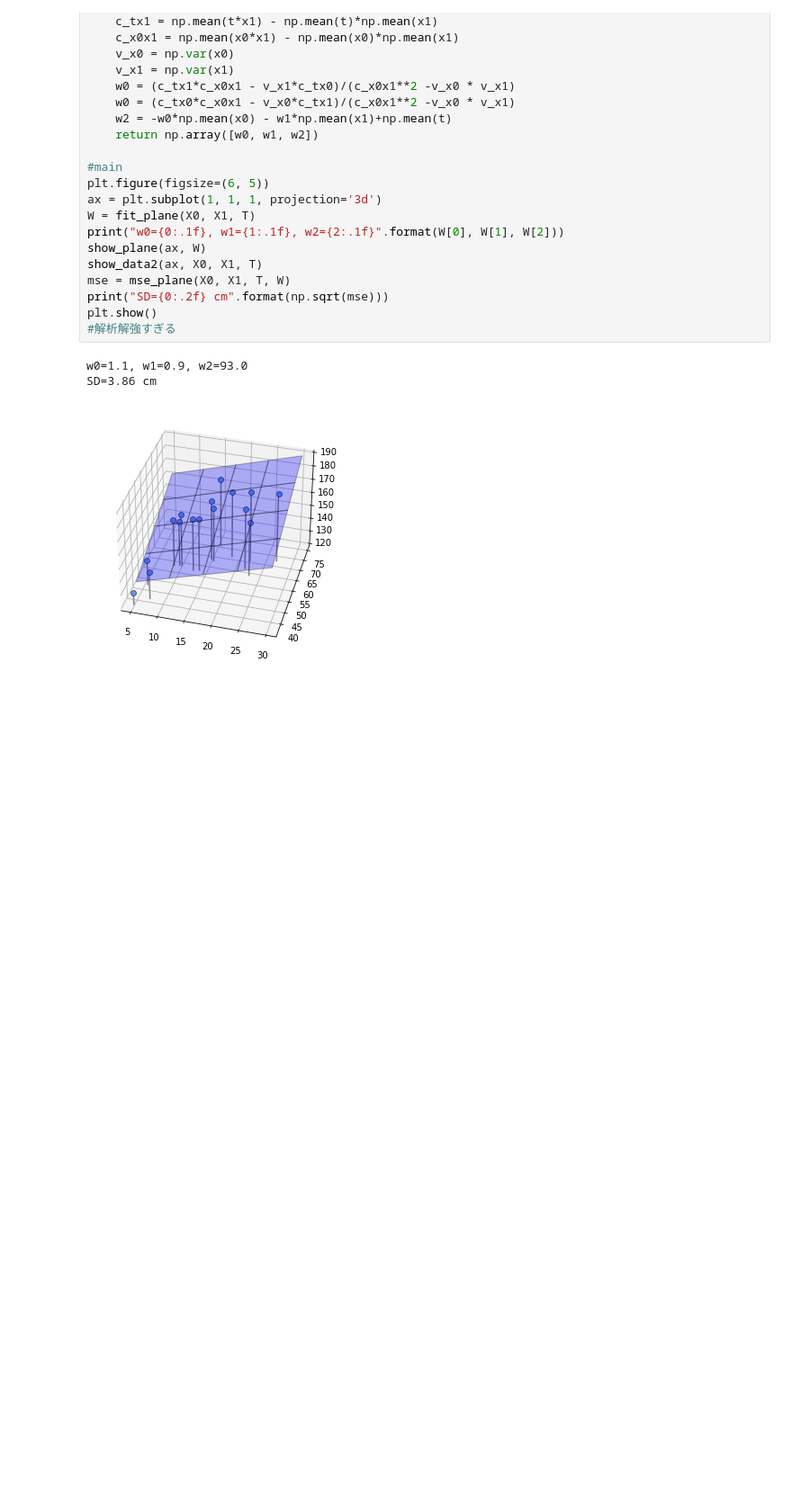
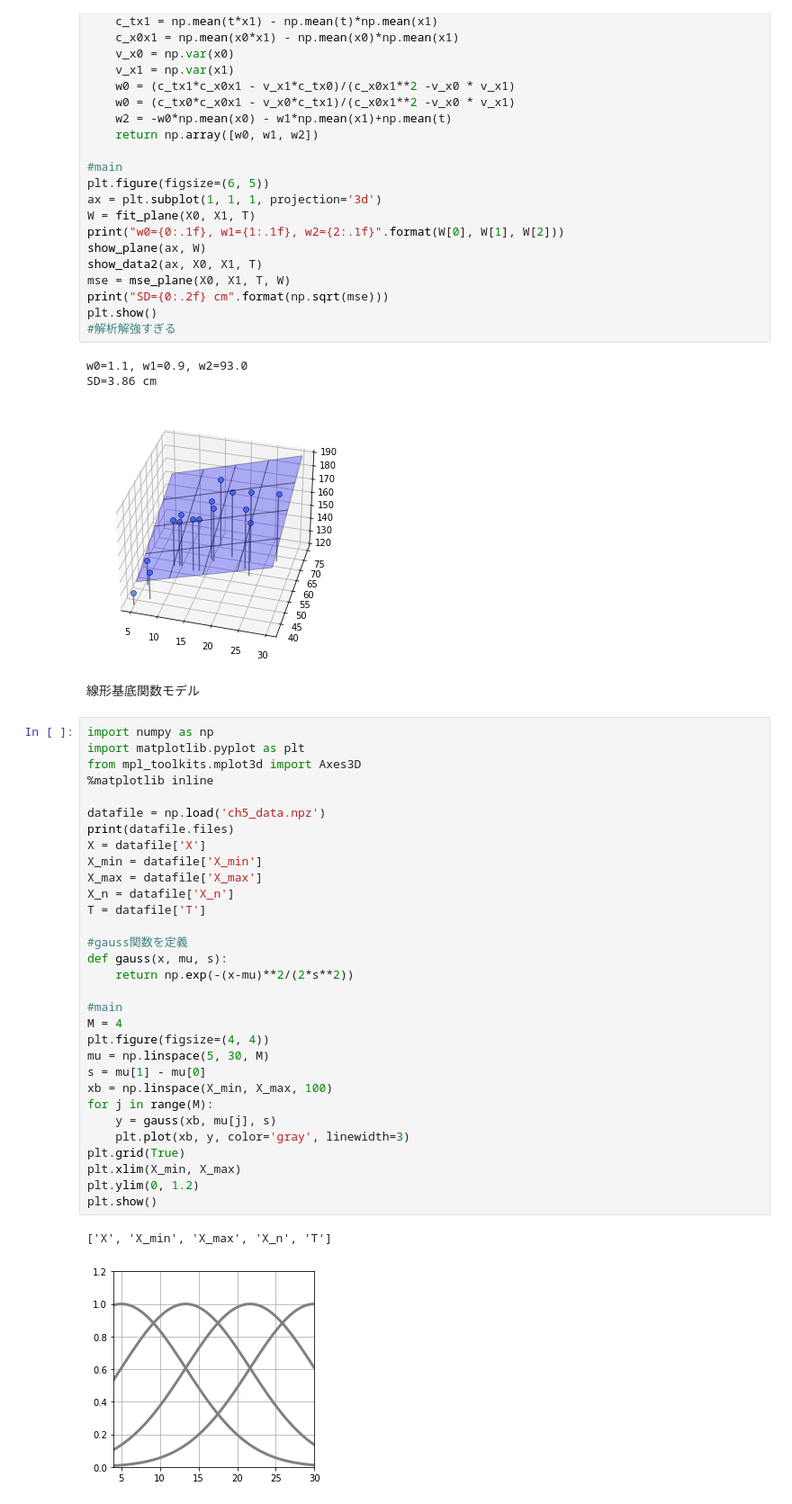
Before and after one commit to skanayam/python_machinelearning_tutorial, a Jupyter notebook: section5.ipynb, the cells around one changed output. Shown: that part at 90% size. Saved outputs shown, nothing was run; the diff lists cells and outputs as text; blank space fills up the shorter version.

```diff
--- a/section5.ipynb
+++ b/section5.ipynb
@@ -371,3 +371,39 @@ plt.show()
 w0=1.1, w1=0.9, w2=93.0
 SD=3.86 cm
 [figure]
+# %% [markdown]
+線形基底関数モデル
+# %%
+import numpy as np
+import matplotlib.pyplot as plt
+from mpl_toolkits.mplot3d import Axes3D
+%matplotlib inline
+
+datafile = np.load('ch5_data.npz')
+print(datafile.files)
+X = datafile['X']
+X_min = datafile['X_min']
+X_max = datafile['X_max']
+X_n = datafile['X_n']
+T = datafile['T']
+
+#gauss関数を定義
+def gauss(x, mu, s):
+    return np.exp(-(x-mu)**2/(2*s**2))
+
+#main
+M = 4
+plt.figure(figsize=(4, 4))
+mu = np.linspace(5, 30, M)
+s = mu[1] - mu[0]
+xb = np.linspace(X_min, X_max, 100)
+for j in range(M):
+    y = gauss(xb, mu[j], s)
+    plt.plot(xb, y, color='gray', linewidth=3)
+plt.grid(True)
+plt.xlim(X_min, X_max)
+plt.ylim(0, 1.2)
+plt.show()
+# %% [output]
+['X', 'X_min', 'X_max', 'X_n', 'T']
+[figure, added]
```
Also changed, not shown: parts of 6 cells of this notebook.
